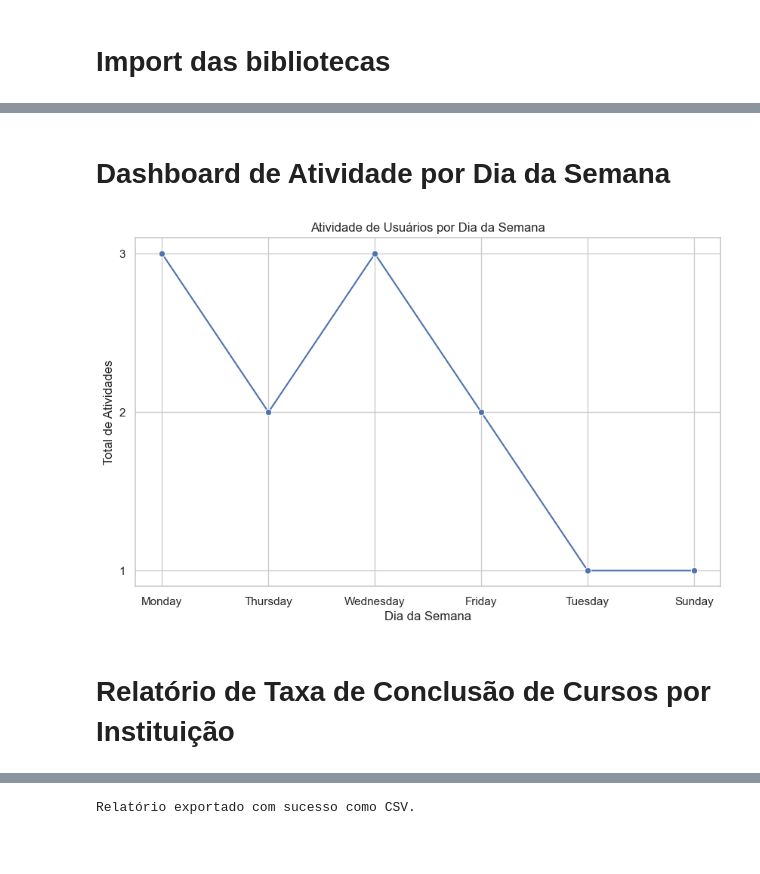
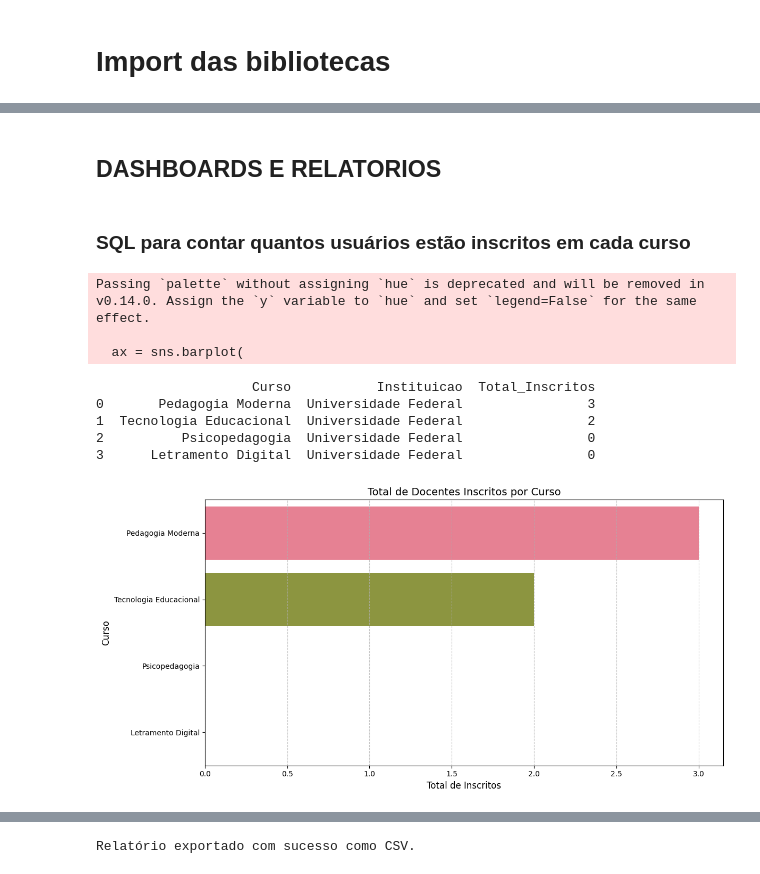
Before and after one commit to TeachGreen/Docentify-BI, a Jupyter notebook: BI.ipynb, the cells around one changed output, grey strips where cells are left out. Saved outputs shown, nothing was run; the diff lists cells and outputs as text; code cells hidden in the pictures; blank space fills up the shorter version.

```diff
--- a/BI.ipynb
+++ b/BI.ipynb
@@ -271,23 +108,53 @@ Passing `palette` without assigning `hue` is deprecated and will be removed in v
-# %% [markdown]
-# Dashboard de Atividade por Dia da Semana
-# %%
-query_weekday_activity = """
-SELECT DAYNAME(progressDate) AS Dia_Semana, COUNT(*) AS Total_Atividades
-FROM UserProgress
-GROUP BY Dia_Semana
-ORDER BY FIELD(Dia_Semana, 'Seg', 'Ter', 'Qua', 'Qui', 'Sex', 'Sab', 'Dom')
-"""
-df_weekday = pd.read_sql(query_weekday_activity, conn)
-
-plt.figure(figsize=(10,6))
-sns.lineplot(x='Dia_Semana', y='Total_Atividades', data=df_weekday, marker='o', color='b')
-plt.title('Atividade de Usuários por Dia da Semana')
-plt.xlabel('Dia da Semana')
-plt.ylabel('Total de Atividades')
-plt.gca().yaxis.get_major_locator().set_params(integer=True)
-
-plt.show()
-# %% [output]
-[figure, removed]
-# %% [markdown]
-# Relatório de Taxa de Conclusão de Cursos por Instituição
+# %% [markdown]
+## DASHBOARDS E RELATORIOS
+# %% [markdown]
+### SQL para contar quantos usuários estão inscritos em cada curso
+# %%
+# 🚀 Consulta SQL ajustada para incluir cursos sem inscritos
+query_courses = """
+SELECT
+    c.name AS Curso,
+    i.name AS Instituicao,
+    COALESCE(COUNT(e.userId), 0) AS Total_Inscritos
+FROM Courses c
+LEFT JOIN Institutions i ON c.institutionId = i.id
+LEFT JOIN Enrollments e ON c.id = e.courseId
+WHERE i.id = 1
+GROUP BY c.id, c.name, i.name
+ORDER BY Total_Inscritos DESC;
+"""
+df_courses = pd.read_sql(query_courses, conn)
+
+df_courses['Total_Inscritos'] = df_courses['Total_Inscritos'].astype(int)
+
+num_cursos = len(df_courses)
+palette = sns.color_palette("husl", num_cursos)  # Gera cores únicas
+
+plt.figure(figsize=(12, 6))
+ax = sns.barplot(
+    x='Total_Inscritos',
+    y='Curso',
+    data=df_courses,
+    palette=palette
+)
+
+plt.title('Total de Docentes Inscritos por Curso', fontsize=14)
+plt.xlabel('Total de Inscritos', fontsize=12)
+plt.ylabel('Curso', fontsize=12)
+plt.xticks(fontsize=10)
+plt.yticks(fontsize=10)
+plt.grid(axis='x', linestyle='--', alpha=0.7)
+
+plt.tight_layout()
+print(df_courses)
+plt.show()
+# %% [output]
+Passing `palette` without assigning `hue` is deprecated and will be removed in v0.14.0. Assign the `y` variable to `hue` and set `legend=False` for the same effect.
+
+  ax = sns.barplot(
+                    Curso           Instituicao  Total_Inscritos
+0       Pedagogia Moderna  Universidade Federal                3
+1  Tecnologia Educacional  Universidade Federal                2
+2          Psicopedagogia  Universidade Federal                0
+3      Letramento Digital  Universidade Federal                0
+[figure, added]
```
Also changed, not shown: parts of 70 cells of this notebook, 3 other files.
